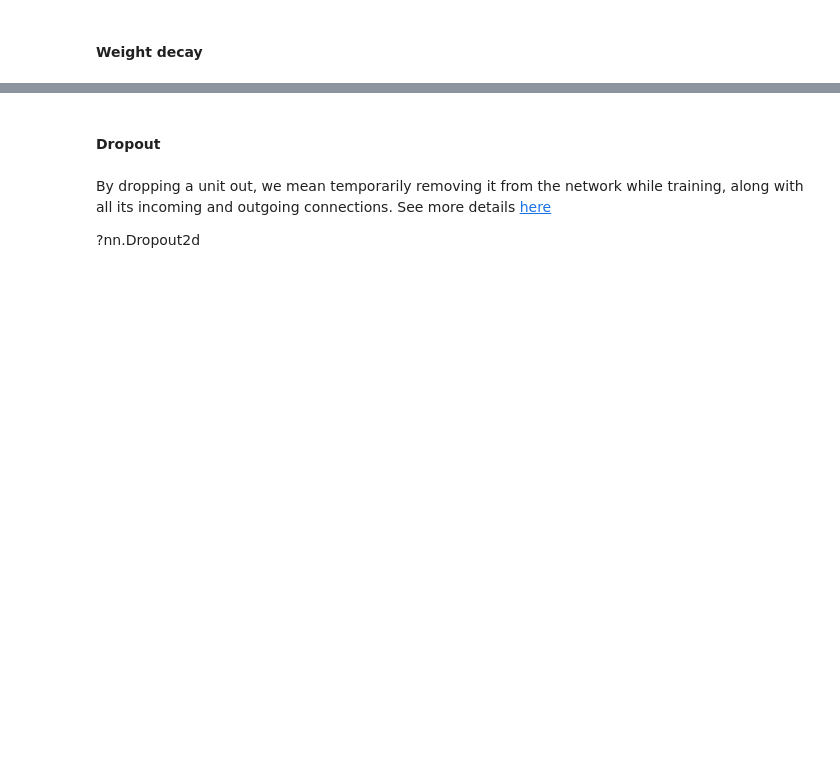
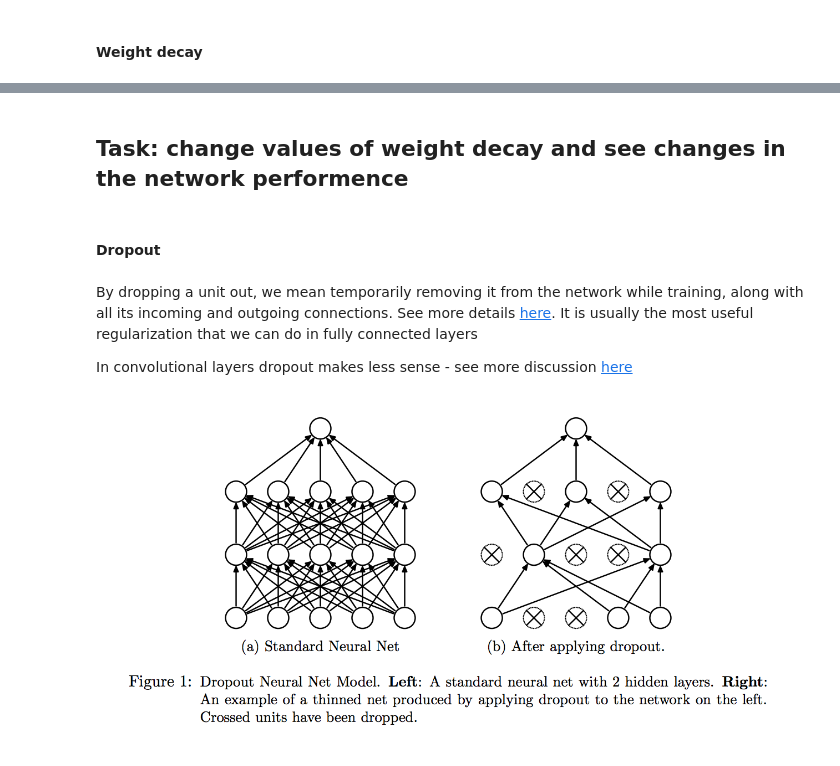
Before and after one commit to yaniyuval/ML1_IAP, a Jupyter notebook: lesson4-CNN.ipynb, the cells around one changed output, grey strips where cells are left out. Drawn from its saved outputs; the diff is of its cells as text; code cells hidden in the pictures; blank space fills up the shorter version.

```diff
--- a/lesson4-CNN.ipynb
+++ b/lesson4-CNN.ipynb
@@ -409,7 +547,15 @@ Weight decay is one of the parameters of the optimizer - try ?torch.optim.SGD
+# %% [markdown]
+## Task: change values of weight decay and see changes in the network performence
 # %% [markdown]
 #### Dropout
 # %% [markdown]
 By dropping a unit out, we mean temporarily removing it from the network while training, along with all its incoming and outgoing connections.
-See more details [here](http://jmlr.org/papers/v15/srivastava14a.html)
+See more details [here](http://jmlr.org/papers/v15/srivastava14a.html).
+It is usually the most useful regularization that we can do in fully connected layers
 
-?nn.Dropout2d
+In convolutional layers dropout makes less sense - see more discussion [here](https://www.kdnuggets.com/2018/09/dropout-convolutional-networks.html)
+# %%
+#Image taken from: http://www.jmlr.org/papers/volume15/srivastava14a/srivastava14a.pdf
+Image(filename='figs/Dropout_layer.png', width=700)
+# %% [output]
+[figure, added]
```
Also changed, not shown: parts of 45 cells of this notebook, 3 other files.
